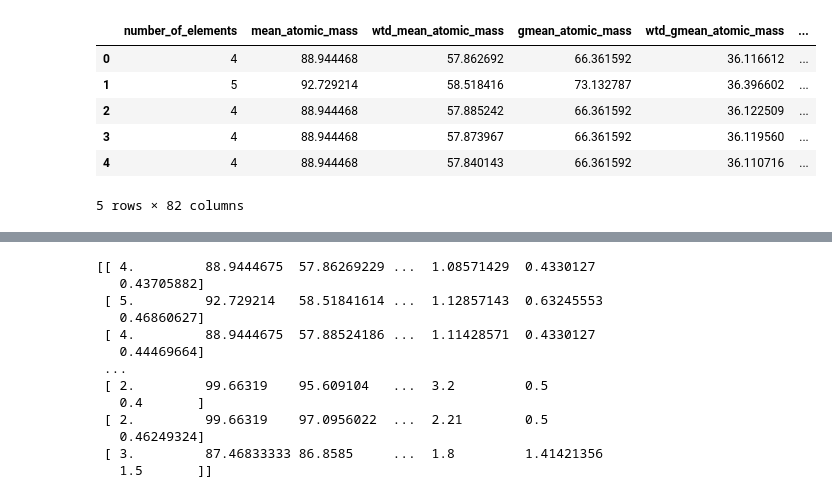
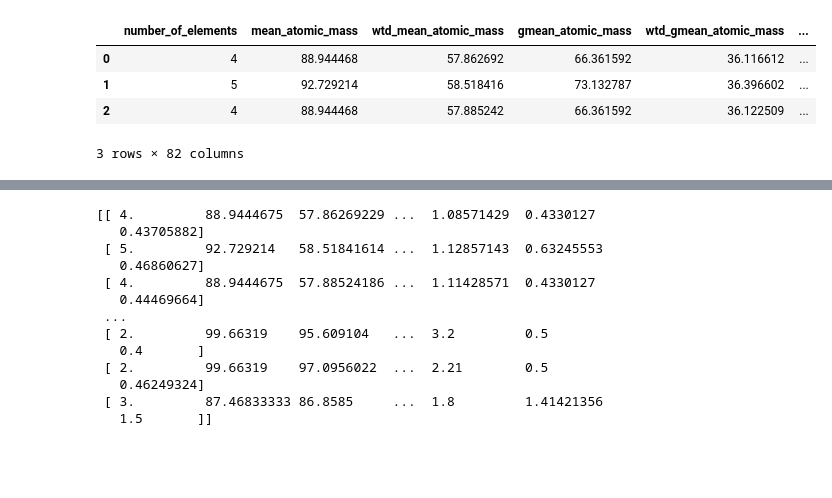
Before and after one commit to sindhuja-reddy/data_mining, a Jupyter notebook: Ordinary Least Squares.ipynb, the cells around one changed output, grey strips where cells are left out. Drawn from its saved outputs; the diff is of its cells as text; code cells hidden in the pictures; blank space fills up the shorter version.

```diff
--- a/Ordinary Least Squares.ipynb
+++ b/Ordinary Least Squares.ipynb
@@ -10,15 +10,13 @@ from sklearn.metrics import r2_score,mean_squared_error
 #loading dataset
 ct_data=pd.read_csv(r'/Users/Sindhuja_reddy/Downloads/superconduct/train.csv')
 # %%
-ct_data.head(5)
+ct_data.head(3)
 # %% [output]
 |  | number_of_elements | mean_atomic_mass | wtd_mean_atomic_mass | gmean_atomic_mass | wtd_gmean_atomic_mass | ... |
 | 0 | 4 | 88.944468 | 57.862692 | 66.361592 | 36.116612 | ... |
 | 1 | 5 | 92.729214 | 58.518416 | 73.132787 | 36.396602 | ... |
 | 2 | 4 | 88.944468 | 57.885242 | 66.361592 | 36.122509 | ... |
-| 3 | 4 | 88.944468 | 57.873967 | 66.361592 | 36.119560 | ... |
-| 4 | 4 | 88.944468 | 57.840143 | 66.361592 | 36.110716 | ... |
-5 rows × 82 columns
+3 rows × 82 columns
 # %%
 ct_data.info()
 # %% [output]
```
Also changed, not shown: parts of 17 cells of this notebook.
